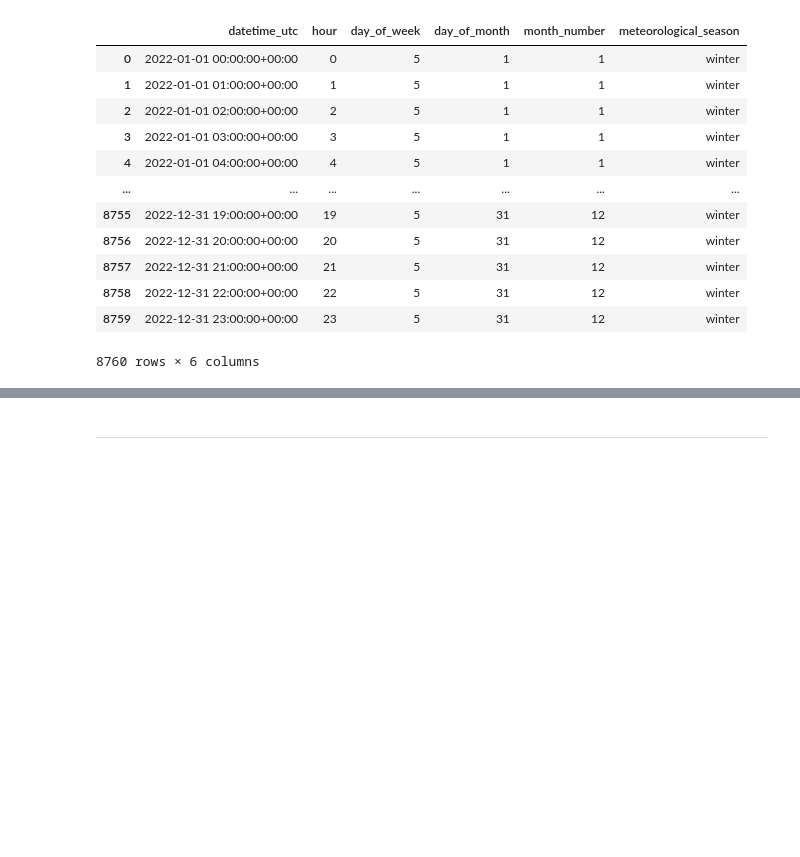
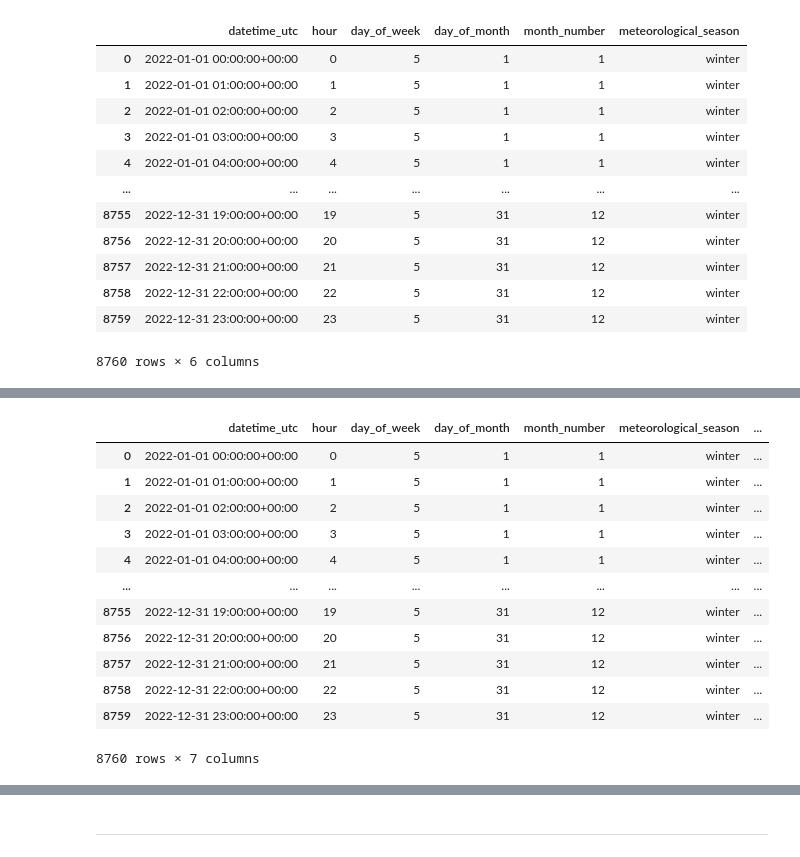
Before and after one commit to meteoviz/wind_power_forecasting_germany, a Jupyter notebook: notebooks/ML_dataframe.ipynb, the cells around one changed output, grey strips where cells are left out. Cells and saved outputs as stored; diff of their text form; code cells hidden in the pictures; blank space fills up the shorter version.

```diff
--- a/notebooks/ML_dataframe.ipynb
+++ b/notebooks/ML_dataframe.ipynb
@@ -206,0 +211,8 @@ df
+# %%
+turbine_date_columns = [
+    'Inbetriebnahmedatum',
+    # 'EinheitBetriebsstatus',
+    'DatumEndgueltigeStilllegung',
+    'DatumBeginnVoruebergehendeStilllegung',
+    'DatumWiederaufnahmeBetrieb'
+]
@@ -206,0 +221,2 @@ df
+# %%
+df_turbines[turbine_date_columns] = df_turbines[turbine_date_columns].apply(lambda series: series.dt.tz_localize('UTC'), axis=0)
@@ -206,0 +268,36 @@ df
+# %%
+def count_active_turbines(df, df_turbines):
+
+    def is_operational(timestamp):
+        # Engines operational before the timestamp
+        active = df_turbines['Inbetriebnahmedatum'] <= timestamp
+        # Engines decommissioned before the timestamp
+        decommissioned = df_turbines['DatumEndgueltigeStilllegung'] <= timestamp
+        # Engines that went into maintenance before timestamp and didn't come back into operation before the timestamp
+        maintenance = (df_turbines['DatumBeginnVoruebergehendeStilllegung'] <= timestamp) & \
+                      ((df_turbines['DatumWiederaufnahmeBetrieb'] > timestamp) | df_turbines['DatumWiederaufnahmeBetrieb'].isna())
+
+        # Number of engines operational at the timestamp
+        return (active & ~decommissioned & ~maintenance).sum()
+
+    df['num_active_turbines'] = df['datetime_utc'].apply(is_operational)
+    return df
+# %%
+# About 8s to run for all 8,760 hours in the year
+df = count_active_turbines(df, df_turbines)
+# %%
+df
+# %% [output]
+|  | datetime_utc | hour | day_of_week | day_of_month | month_number | meteorological_season | ... |
+| 0 | 2022-01-01 00:00:00+00:00 | 0 | 5 | 1 | 1 | winter | ... |
+| 1 | 2022-01-01 01:00:00+00:00 | 1 | 5 | 1 | 1 | winter | ... |
+| 2 | 2022-01-01 02:00:00+00:00 | 2 | 5 | 1 | 1 | winter | ... |
+| 3 | 2022-01-01 03:00:00+00:00 | 3 | 5 | 1 | 1 | winter | ... |
+| 4 | 2022-01-01 04:00:00+00:00 | 4 | 5 | 1 | 1 | winter | ... |
+| ... | ... | ... | ... | ... | ... | ... | ... |
+| 8755 | 2022-12-31 19:00:00+00:00 | 19 | 5 | 31 | 12 | winter | ... |
+| 8756 | 2022-12-31 20:00:00+00:00 | 20 | 5 | 31 | 12 | winter | ... |
+| 8757 | 2022-12-31 21:00:00+00:00 | 21 | 5 | 31 | 12 | winter | ... |
+| 8758 | 2022-12-31 22:00:00+00:00 | 22 | 5 | 31 | 12 | winter | ... |
+| 8759 | 2022-12-31 23:00:00+00:00 | 23 | 5 | 31 | 12 | winter | ... |
+8760 rows × 7 columns
```
Also changed, not shown: parts of 10 cells of this notebook.
